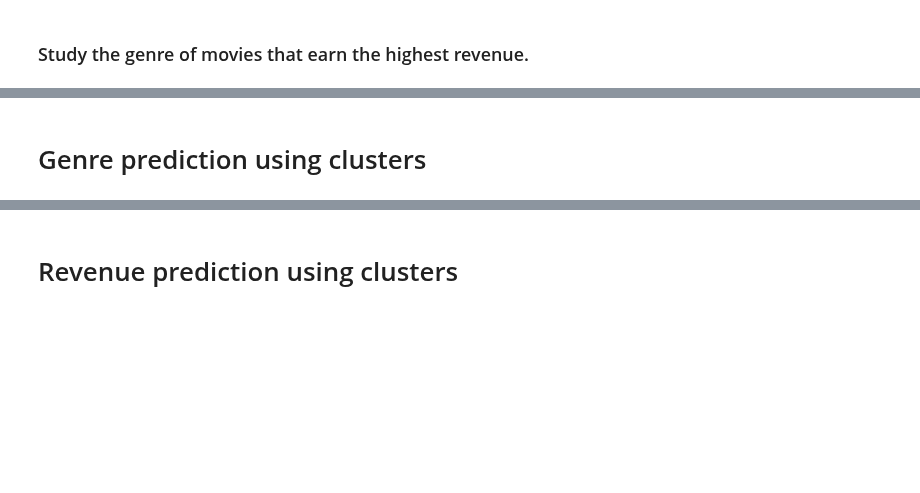
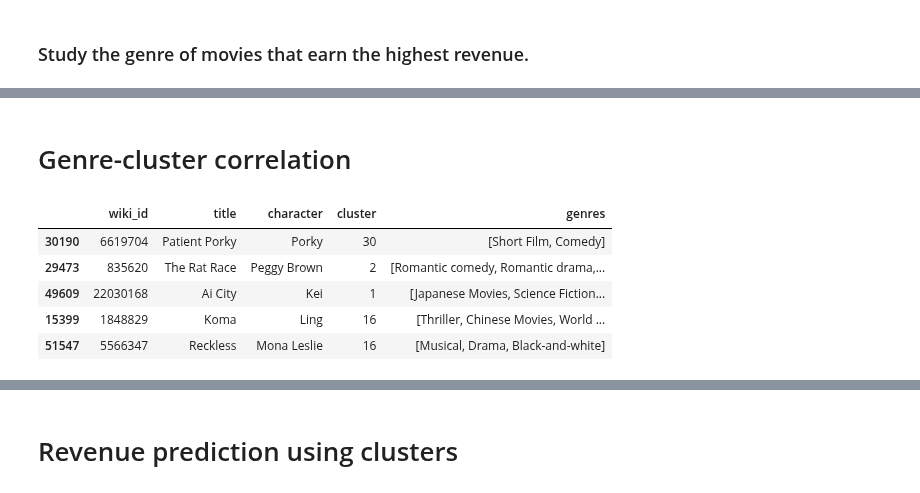
Before and after one commit to epfl-ada/ada-2023-project-perrysplatypuses, a Jupyter notebook: milestone_p2.ipynb, the cells around one changed output, grey strips where cells are left out. Saved outputs shown, nothing was run; the diff lists cells and outputs as text; code cells hidden in the pictures; blank space fills up the shorter version.

```diff
--- a/milestone_p2.ipynb
+++ b/milestone_p2.ipynb
@@ -492,2 +459,14 @@ plt.xticks(rotation=45, ha='right')  # Rotate the actor names for better readabi
-# %% [markdown]
-# Genre prediction using clusters
+# %% [markdown]
+# Genre-cluster correlation
+# %%
+characters_and_movies_with_genres = characters.merge(movies, how='left', on='wiki_id')
+characters_and_movies_with_genres = characters_and_movies_with_genres[characters_and_movies_with_genres['genres'].notna()]
+characters_and_movies_with_genres = characters_and_movies_with_genres[['wiki_id', 'title', 'character', 'cluster', 'genres']]
+characters_and_movies_with_genres.sample(5)
+# %% [output]
+|  | wiki_id | title | character | cluster | genres |
+| 30190 | 6619704 | Patient Porky | Porky | 30 | [Short Film, Comedy] |
+| 29473 | 835620 | The Rat Race | Peggy Brown | 2 | [Romantic comedy, Romantic drama,... |
+| 49609 | 22030168 | Ai City | Kei | 1 | [Japanese Movies, Science Fiction... |
+| 15399 | 1848829 | Koma | Ling | 16 | [Thriller, Chinese Movies, World ... |
+| 51547 | 5566347 | Reckless | Mona Leslie | 16 | [Musical, Drama, Black-and-white] |
```
Also changed, not shown: parts of 17 cells of this notebook, 2 other files.
